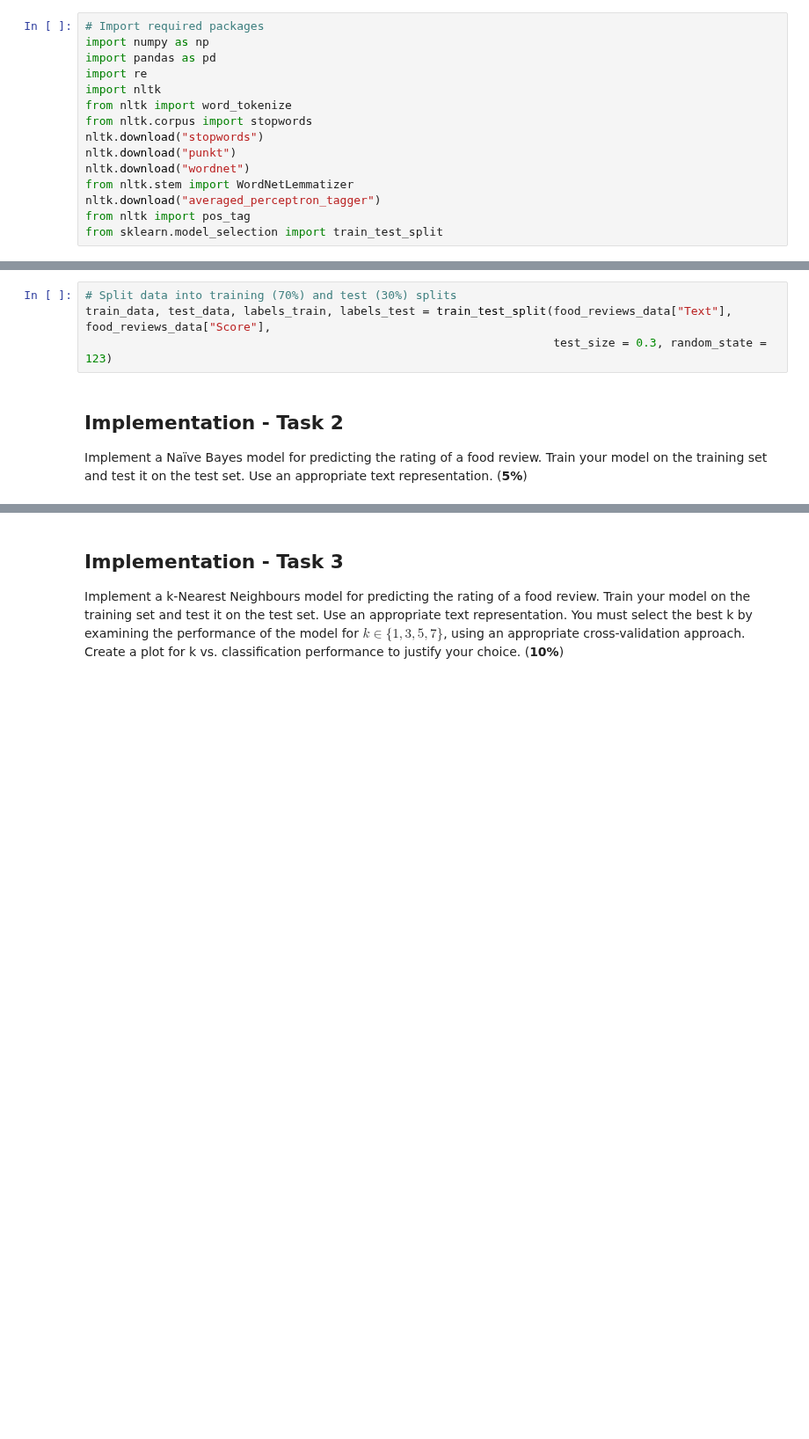
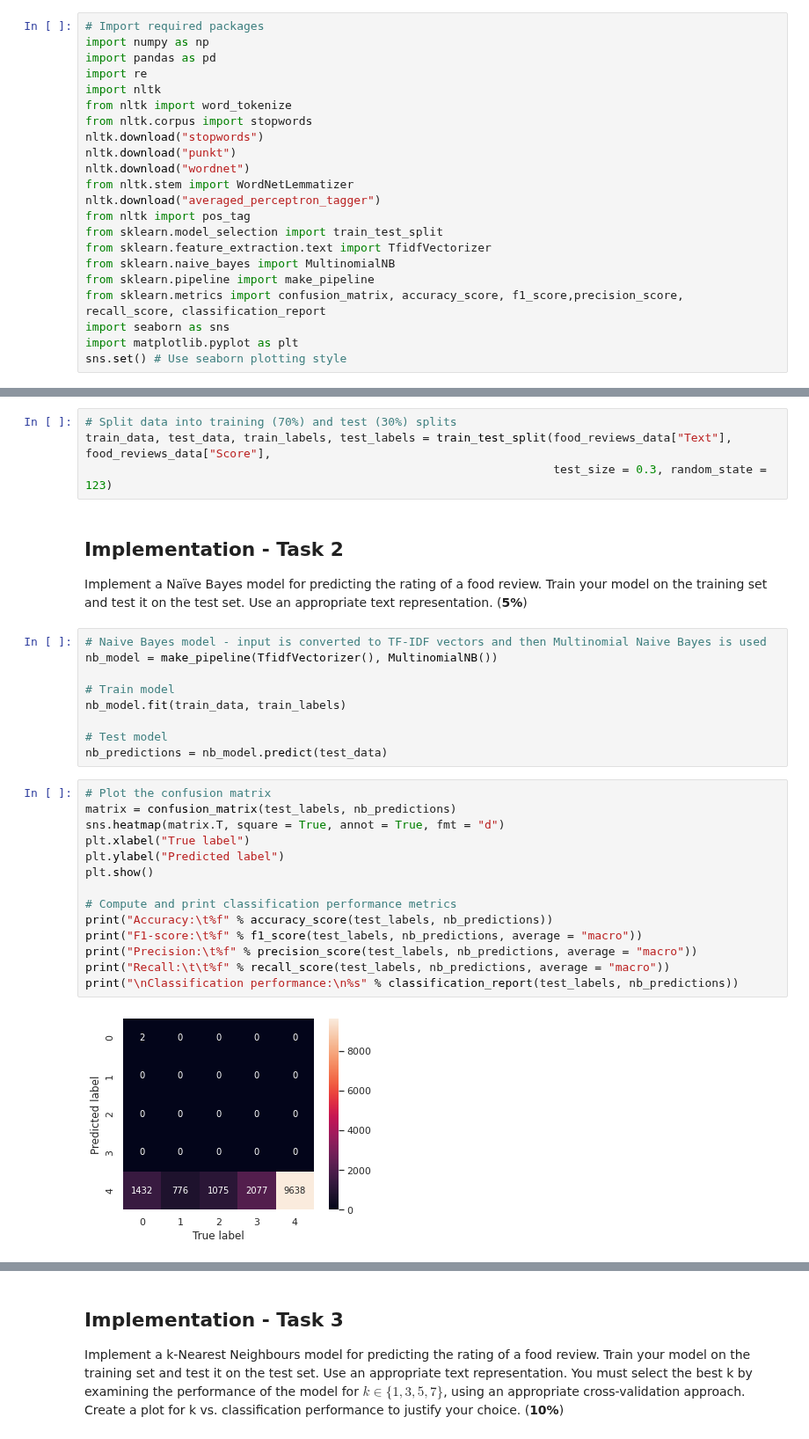
Before and after one commit to alasdair-breasley/tmla-assignment, a Jupyter notebook: TMLA_Assignment.ipynb, the cells around one changed output, grey strips where cells are left out. Shown at 88% size. Saved outputs shown, nothing was run; the diff lists cells and outputs as text; blank space fills up the shorter version.

Commit message:
Task 2 - Implement Naive Bayes.

```diff
--- a/TMLA_Assignment.ipynb
+++ b/TMLA_Assignment.ipynb
@@ -30,6 +30,13 @@ from nltk.stem import WordNetLemmatizer
 nltk.download("averaged_perceptron_tagger")
 from nltk import pos_tag
 from sklearn.model_selection import train_test_split
+from sklearn.feature_extraction.text import TfidfVectorizer
+from sklearn.naive_bayes import MultinomialNB
+from sklearn.pipeline import make_pipeline
+from sklearn.metrics import confusion_matrix, accuracy_score, f1_score,precision_score, recall_score, classification_report
+import seaborn as sns
+import matplotlib.pyplot as plt
+sns.set() # Use seaborn plotting style
 # %% [output]
 Pyarrow will become a required dependency of pandas in the next major release of pandas (pandas 3.0),
 (to allow more performant data types, such as the Arrow string type, and better interoperability with other libraries)
@@ -188,8 +197,33 @@ def remove_stopwords_and_lemmatise(text):
 food_reviews_data["Text"] = food_reviews_data["Text"].apply(remove_stopwords_and_lemmatise)
 # %%
 # Split data into training (70%) and test (30%) splits
-train_data, test_data, labels_train, labels_test = train_test_split(food_reviews_data["Text"], food_reviews_data["Score"],
+train_data, test_data, train_labels, test_labels = train_test_split(food_reviews_data["Text"], food_reviews_data["Score"],
                                                                     test_size = 0.3, random_state = 123)
 # %% [markdown]
 ## Implementation - Task 2
 Implement a Naïve Bayes model for predicting the rating of a food review. Train your model on the training set and test it on the test set. Use an appropriate text representation. (**5%**)
+# %%
+# Naive Bayes model - input is converted to TF-IDF vectors and then Multinomial Naive Bayes is used
+nb_model = make_pipeline(TfidfVectorizer(), MultinomialNB())
+
+# Train model
+nb_model.fit(train_data, train_labels)
+
+# Test model
+nb_predictions = nb_model.predict(test_data)
+# %%
+# Plot the confusion matrix
+matrix = confusion_matrix(test_labels, nb_predictions)
+sns.heatmap(matrix.T, square = True, annot = True, fmt = "d")
+plt.xlabel("True label")
+plt.ylabel("Predicted label")
+plt.show()
+
+# Compute and print classification performance metrics
+print("Accuracy:\t%f" % accuracy_score(test_labels, nb_predictions))
+print("F1-score:\t%f" % f1_score(test_labels, nb_predictions, average = "macro"))
+print("Precision:\t%f" % precision_score(test_labels, nb_predictions, average = "macro"))
+print("Recall:\t\t%f" % recall_score(test_labels, nb_predictions, average = "macro"))
+print("\nClassification performance:\n%s" % classification_report(test_labels, nb_predictions))
+# %% [output]
+[figure, added]
```
Also changed, not shown: parts of 2 cells of this notebook.
